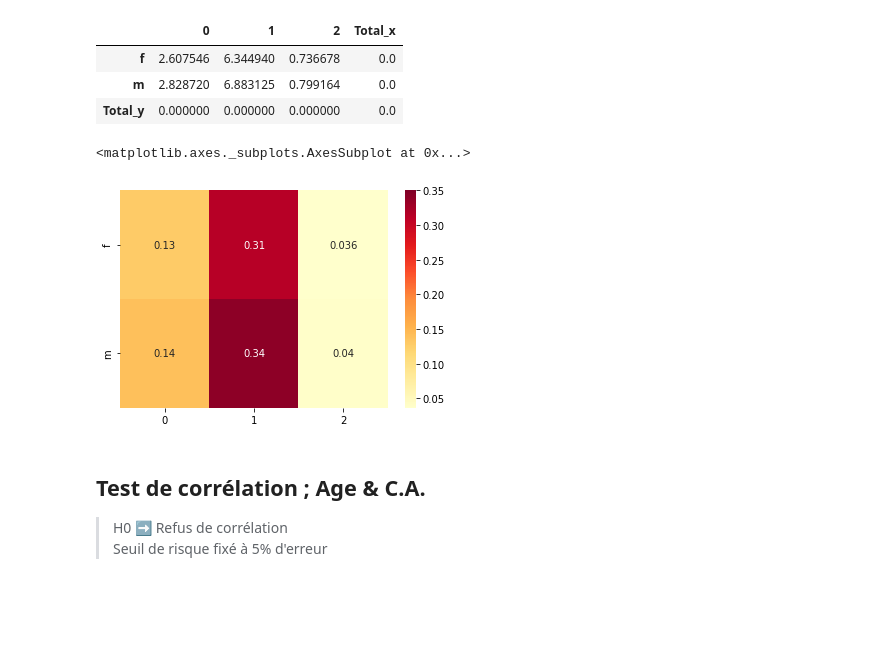
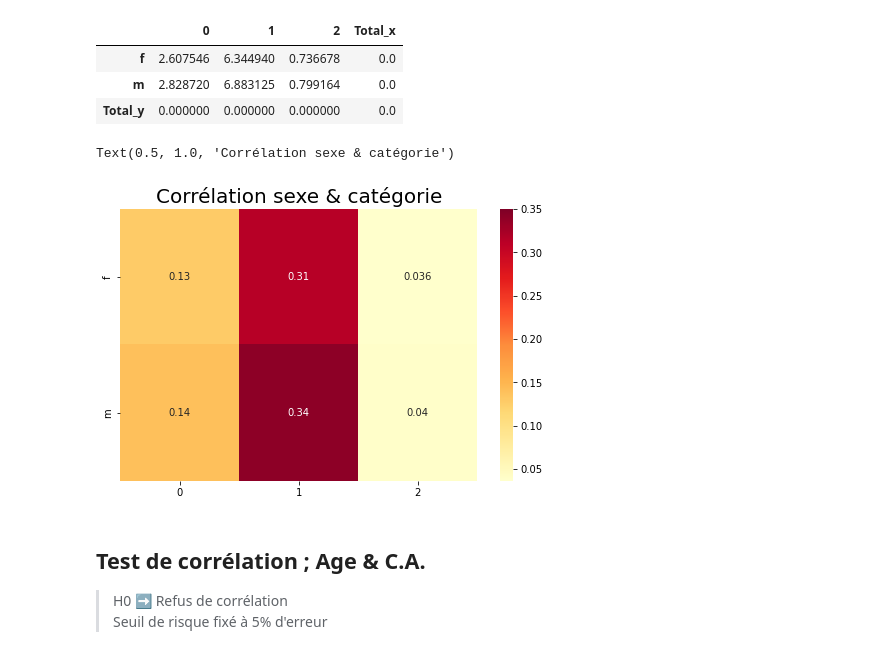
Before and after one commit to Valeeew/Analyze-bookstore-sales, a Jupyter notebook: correlation_testing.ipynb, the cells around one changed output. Saved outputs shown, nothing was run; the diff lists cells and outputs as text; code cells hidden in the pictures; blank space fills up the shorter version.

```diff
--- a/correlation_testing.ipynb
+++ b/correlation_testing.ipynb
@@ -127,10 +127,12 @@ reslt = x2/mesure
 reslt = reslt.drop("Total_y")
 reslt = reslt.drop("Total_x", axis=1)
 # %%
+plt.figure(figsize=[8,5])
 sns.heatmap(reslt, cmap=("YlOrRd"), annot=reslt, vmax=0.35)
+plt.title("Corrélation sexe & catégorie", fontsize = 20)
 # %% [output]
-<matplotlib.axes._subplots.AxesSubplot at 0x...>
+Text(0.5, 1.0, 'Corrélation sexe & catégorie')
-[figure, old version]
+[figure, new version]
 # %% [markdown]
 ## __Test de corrélation ; Age & C.A.__
 > H0 ➡️ Refus de corrélation
```
Also changed, not shown: parts of 16 cells of this notebook.
